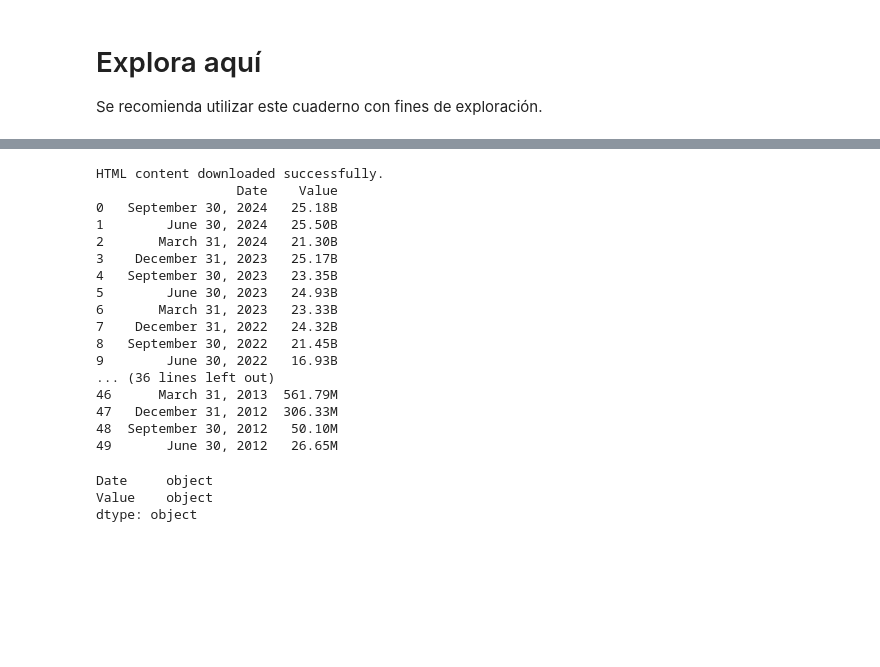
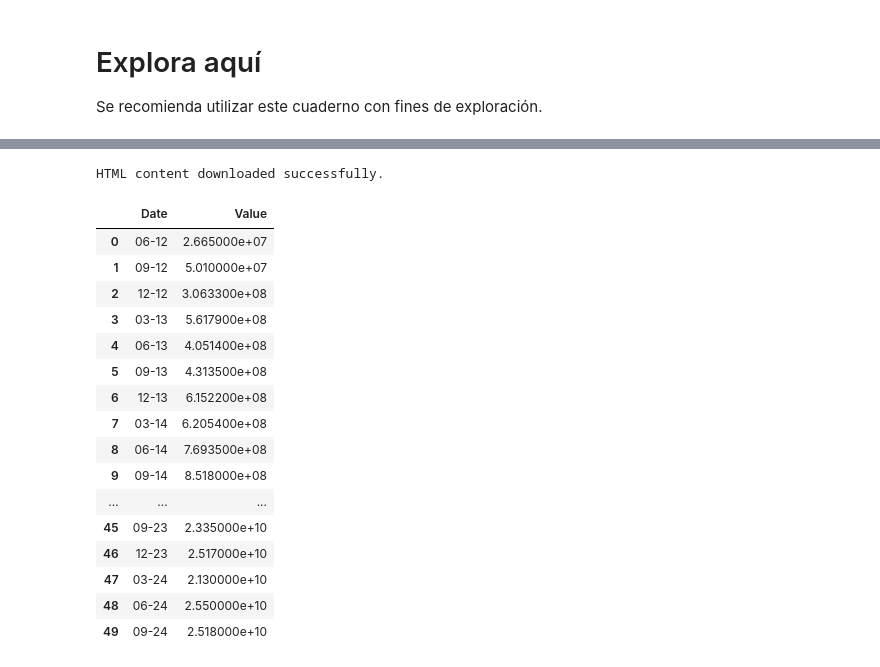
Before and after one commit to 4GeeksAcademy/web-scraping-project-tutorial-VLG, a Jupyter notebook: src/explore.es.ipynb, the cells around one changed output, grey strips where cells are left out. Saved outputs shown, nothing was run; the diff lists cells and outputs as text; code cells hidden in the pictures; blank space fills up the shorter version.

```diff
--- a/src/explore.es.ipynb
+++ b/src/explore.es.ipynb
@@ -61,6 +11,7 @@ import sqlite3
 import matplotlib.pyplot as plt
 import seaborn as sns
 import pandas as pd
+import re
 
 url = "https://ycharts.com/companies/TSLA/revenues"
 
@@ -82,52 +33,69 @@ soup = BeautifulSoup(html_content, "html.parser")
 #Asi lo levantamos
 tables = soup.find_all("table")
 tables
 
 # Extraer las dos primeras tablas
 table0 = tables[0]
 table1 = tables[1]
 
 # Extrae los encabezados (headers) de la tabla
 headers = []
 for th in table0.find_all("th"):
     headers.append(th.text.strip())  # 'strip()' limpia espacios en blanco
 
 # Extrae las filas de datos
 data = []
 for row in table0.find_all("tr")[1:]:  # Ignora el primer tr si es el header
     cells = row.find_all("td")
     row_data = [cell.text.strip() for cell in cells]
     data.append(row_data)
 for row in table1.find_all("tr")[1:]:  # Ignora el primer tr si es el header
     cells = row.find_all("td")
     row_data = [cell.text.strip() for cell in cells]
     data.append(row_data)
 
 
 # Crea un DataFrame a partir de los datos y encabezados
 df = pd.DataFrame(data, columns=headers)
 
-# Muestra el DataFrame resultante
-print(df)
-df.dtypes
+
+
+# Definimos una función para convertir a numérico
+def convert_to_numeric(value):
+    # Si el valor contiene 'B', multiplicamos por mil millones (billones)
+    if 'B' in value:
+        return float(value.replace('B', '').replace(',', '').strip()) * 1e9
+    # Si el valor contiene 'M', multiplicamos por un millón
+    elif 'M' in value:
+        return float(value.replace('M', '').replace(',', '').strip()) * 1e6
+    else:
+        # En caso de que ya sea un valor numérico sin letras
+        return float(value.replace(',', '').strip())
+
+# Aplicamos la función a la columna 'value' (ajusta el nombre si es diferente)
+df['Value'] = df['Value'].apply(convert_to_numeric)
+
+df["Date"] = pd.to_datetime(df["Date"])
+df["Date"] = df["Date"].dt.strftime('%m-%y')
+
+df_invertido = df.iloc[::-1].reset_index(drop=True)
+df_invertido
 # %% [output]
 HTML content downloaded successfully.
-                  Date    Value
-0   September 30, 2024   25.18B
-1        June 30, 2024   25.50B
-2       March 31, 2024   21.30B
-3    December 31, 2023   25.17B
-4   September 30, 2023   23.35B
-5        June 30, 2023   24.93B
-6       March 31, 2023   23.33B
-7    December 31, 2022   24.32B
-8   September 30, 2022   21.45B
-9        June 30, 2022   16.93B
-... (36 lines left out)
-46      March 31, 2013  561.79M
-47   December 31, 2012  306.33M
-48  September 30, 2012   50.10M
-49       June 30, 2012   26.65M
-Date     object
-Value    object
-dtype: object
+|  | Date | Value |
+| 0 | 06-12 | 2.665000e+07 |
+| 1 | 09-12 | 5.010000e+07 |
+| 2 | 12-12 | 3.063300e+08 |
+| 3 | 03-13 | 5.617900e+08 |
+| 4 | 06-13 | 4.051400e+08 |
+| 5 | 09-13 | 4.313500e+08 |
+| 6 | 12-13 | 6.152200e+08 |
+| 7 | 03-14 | 6.205400e+08 |
+| 8 | 06-14 | 7.693500e+08 |
+| 9 | 09-14 | 8.518000e+08 |
+| ... | ... | ... |
+| 45 | 09-23 | 2.335000e+10 |
+| 46 | 12-23 | 2.517000e+10 |
+| 47 | 03-24 | 2.130000e+10 |
+| 48 | 06-24 | 2.550000e+10 |
+| 49 | 09-24 | 2.518000e+10 |
```
Also changed, not shown: parts of 4 cells of this notebook, 1 other file.
